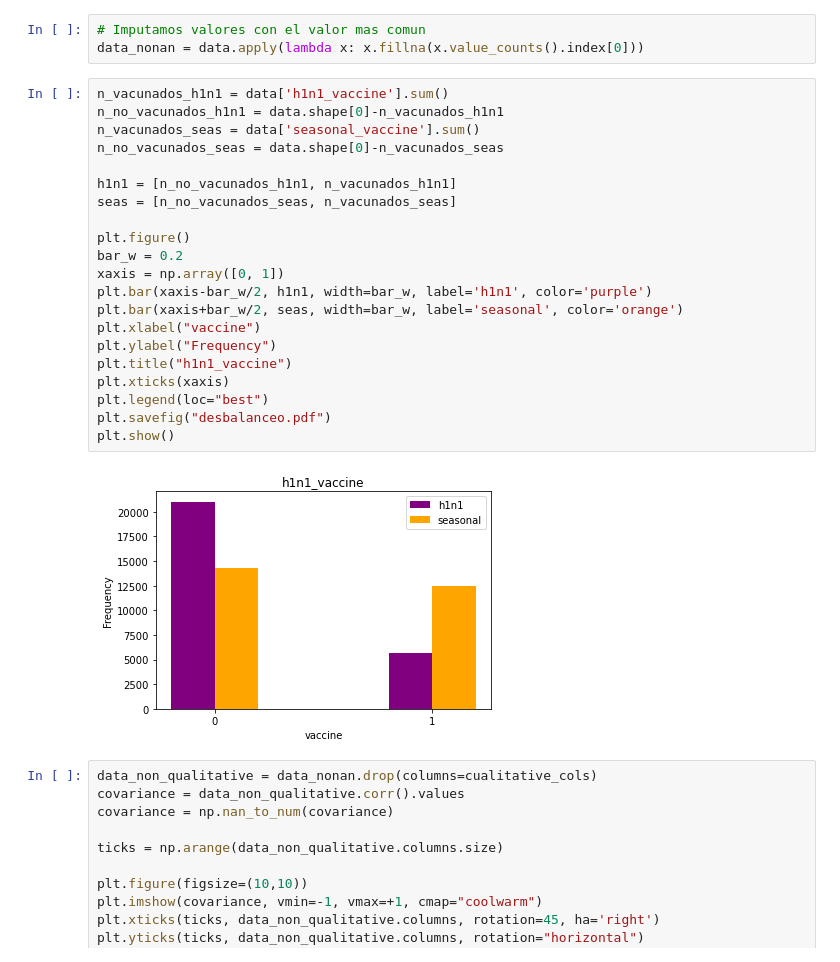
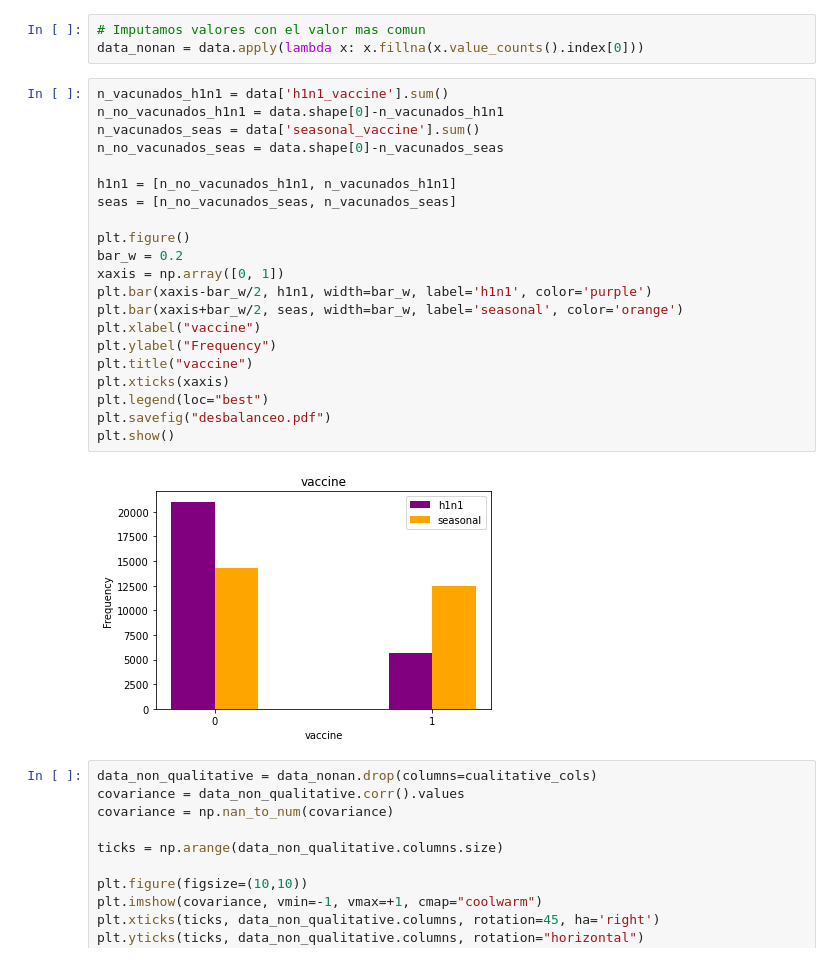
Before and after one commit to Mapachana/Practicas-IN, a Jupyter notebook: P3/graficas.ipynb, the cells around one changed output. Cells and saved outputs as stored; diff of their text form.

```diff
--- a/P3/graficas.ipynb
+++ b/P3/graficas.ipynb
@@ -133,26 +133,26 @@ data_nonan = data.apply(lambda x: x.fillna(x.value_counts().index[0]))
 # %%
 n_vacunados_h1n1 = data['h1n1_vaccine'].sum()
 n_no_vacunados_h1n1 = data.shape[0]-n_vacunados_h1n1
 n_vacunados_seas = data['seasonal_vaccine'].sum()
 n_no_vacunados_seas = data.shape[0]-n_vacunados_seas
 
 h1n1 = [n_no_vacunados_h1n1, n_vacunados_h1n1]
 seas = [n_no_vacunados_seas, n_vacunados_seas]
 
 plt.figure()
 bar_w = 0.2
 xaxis = np.array([0, 1])
 plt.bar(xaxis-bar_w/2, h1n1, width=bar_w, label='h1n1', color='purple')
 plt.bar(xaxis+bar_w/2, seas, width=bar_w, label='seasonal', color='orange')
 plt.xlabel("vaccine")
 plt.ylabel("Frequency")
-plt.title("h1n1_vaccine")
+plt.title("vaccine")
 plt.xticks(xaxis)
 plt.legend(loc="best")
 plt.savefig("desbalanceo.pdf")
 plt.show()
 # %% [output]
-[figure, old version]
+[figure, new version]
 # %%
 data_non_qualitative = data_nonan.drop(columns=cualitative_cols)
 covariance = data_non_qualitative.corr().values
```
Also changed, not shown: 10 other files.
